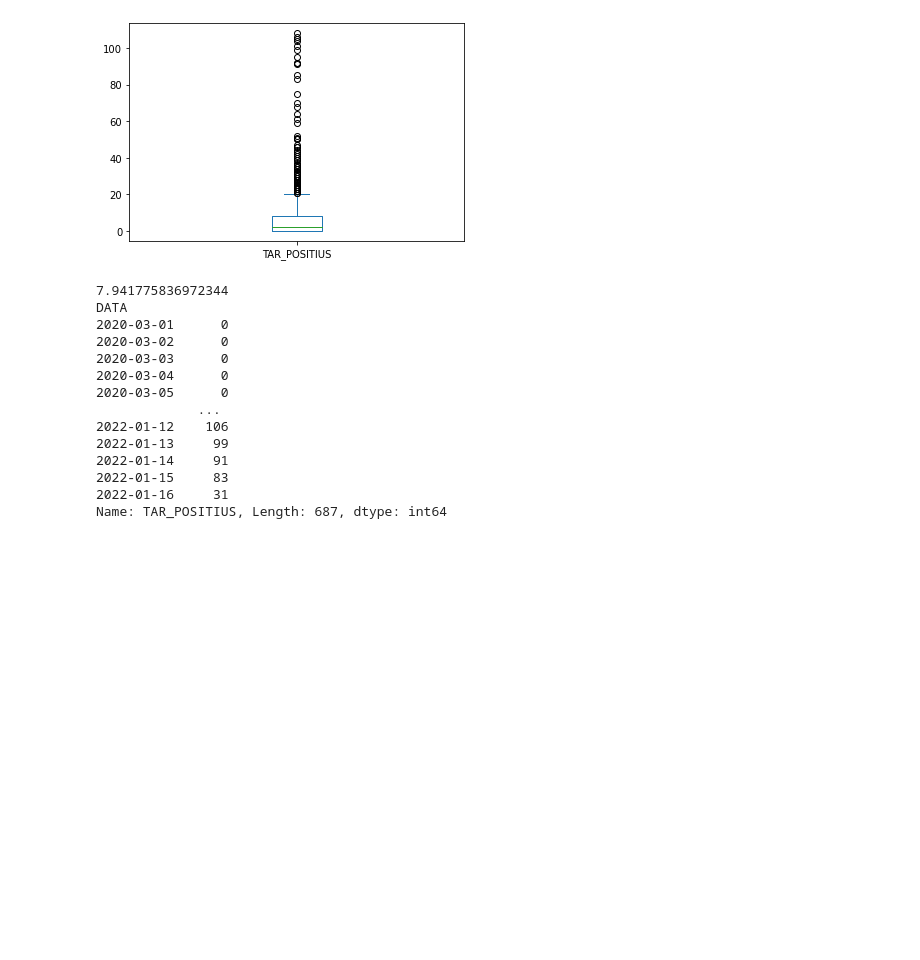
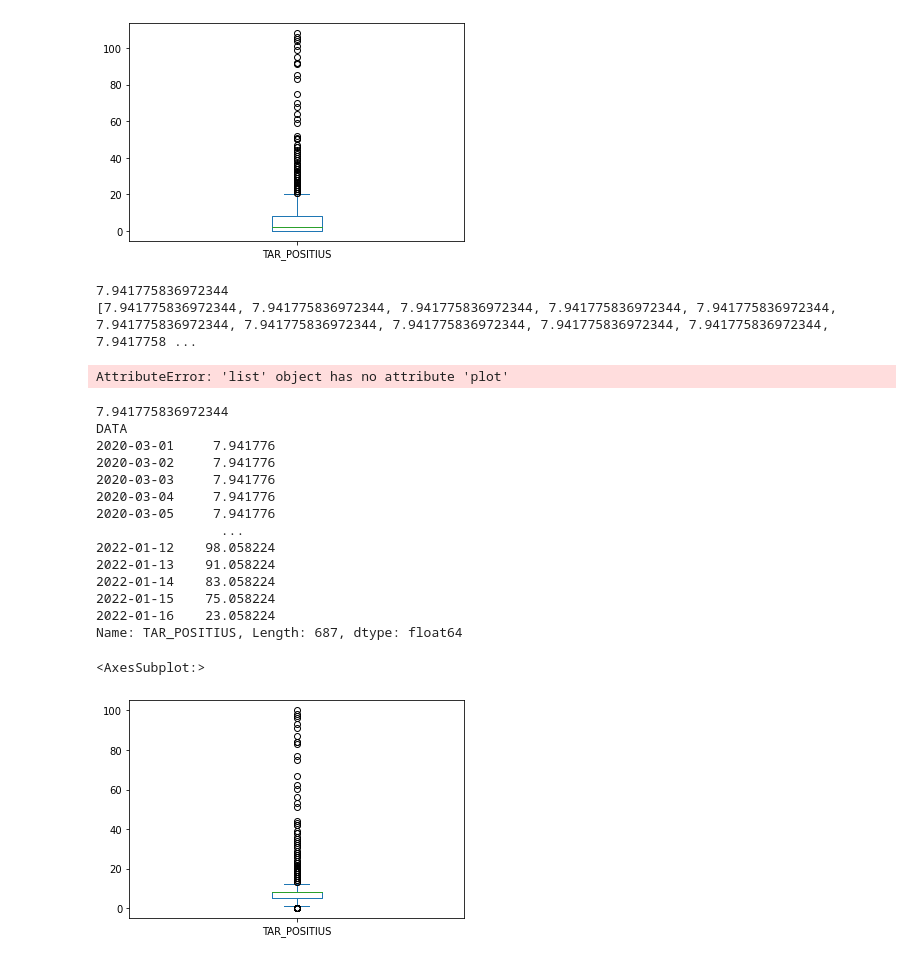
Before and after one commit to mikibardaji/M15UF2_2021-22, a Jupyter notebook: Sessió16_EstadisticaDadesCovid/readme.ipynb, the cells around one changed output. Saved outputs shown, nothing was run; the diff lists cells and outputs as text; code cells hidden in the pictures; blank space fills up the shorter version.

```diff
--- a/Sessió16_EstadisticaDadesCovid/readme.ipynb
+++ b/Sessió16_EstadisticaDadesCovid/readme.ipynb
@@ -276,26 +276,42 @@ tar_positius.plot.box()
 # %%
 media:                      int         = tar_positius.mean()
 print(media)
-desviacio_media_positius:   pd.Series   = tar_positius
-for num_pos in desviacio_media_positius:
-        if (num_pos > media):
-            num_pos = num_pos- media
-        else:
-            num_pos = media - num_pos
+desviacio_media_positius:   list[float]   = []
+for num_pos in tar_positius:
+    desviacio_media_positius.append(abs(num_pos-media))
+
 
 print(desviacio_media_positius)
 # %% [output]
 7.941775836972344
-DATA
-2020-03-01      0
-2020-03-02      0
-2020-03-03      0
-2020-03-04      0
-2020-03-05      0
-             ...
-2022-01-12    106
-2022-01-13     99
-2022-01-14     91
-2022-01-15     83
-2022-01-16     31
-Name: TAR_POSITIUS, Length: 687, dtype: int64
+[7.941775836972344, 7.941775836972344, 7.941775836972344, 7.941775836972344, 7.941775836972344, 7.941775836972344, 7.941775836972344, 7.941775836972344, 7.941775836972344, 7.941775836972344, 7.9417758 ...
+AttributeError: 'list' object has no attribute 'plot'
+# %%
+#Programació vectorial, es aquella que tracta les llistes (arrays,llistes, vectors)
+# com si fossin escalars, per no escriure bucles
+# Això ho permet Pandas, Numpy, Julian, Fortran
+#desviacio_media_positius.plot.box() no funciona
+media:                      int         = tar_positius.mean()
+print(media)
+desviacio_media_positius_vectorial:   pd.Series = (tar_positius - media).abs()
+
+print(desviacio_media_positius_vectorial)
+
+desviacio_media_positius_vectorial.plot.box()
+# %% [output]
+7.941775836972344
+DATA
+2020-03-01     7.941776
+2020-03-02     7.941776
+2020-03-03     7.941776
+2020-03-04     7.941776
+2020-03-05     7.941776
+                ...
+2022-01-12    98.058224
+2022-01-13    91.058224
+2022-01-14    83.058224
+2022-01-15    75.058224
+2022-01-16    23.058224
+Name: TAR_POSITIUS, Length: 687, dtype: float64
+<AxesSubplot:>
+[figure, added]
```
